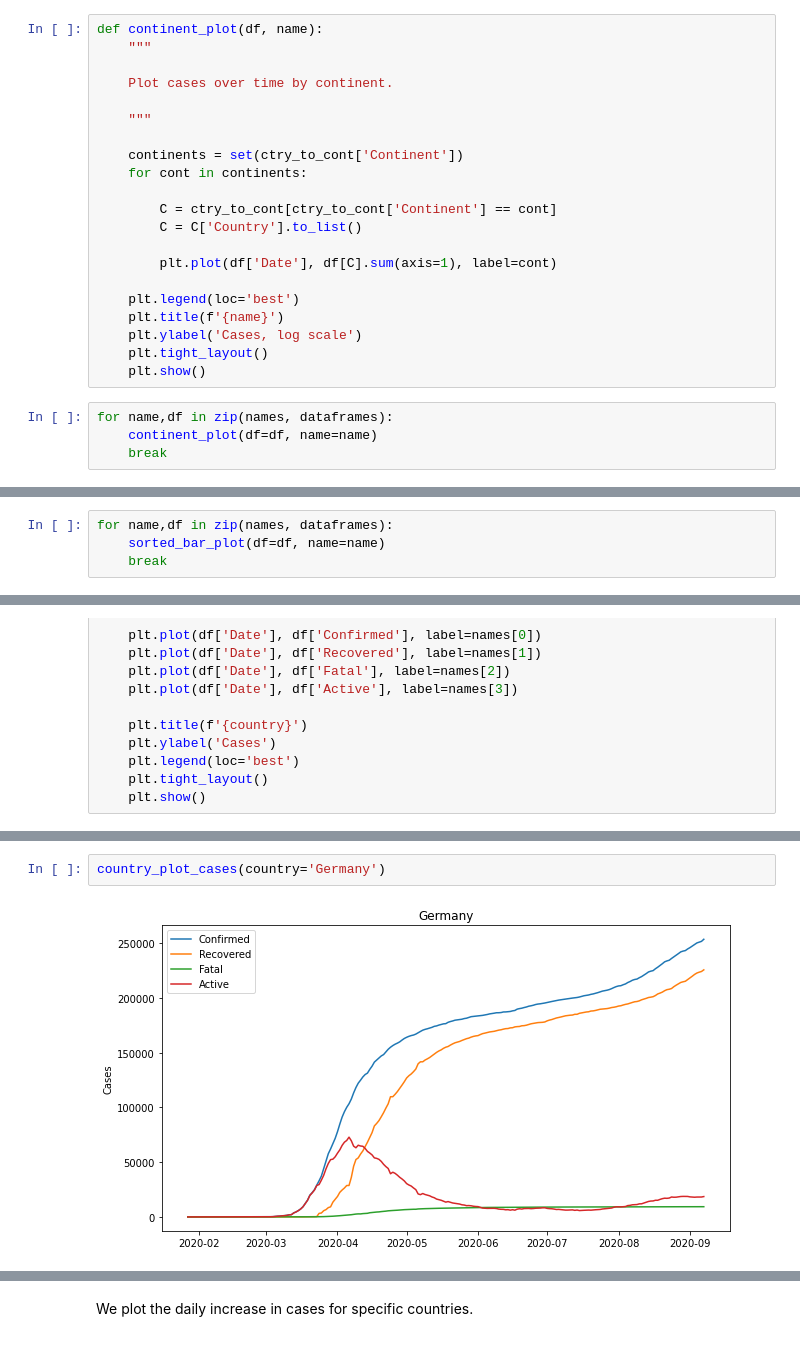
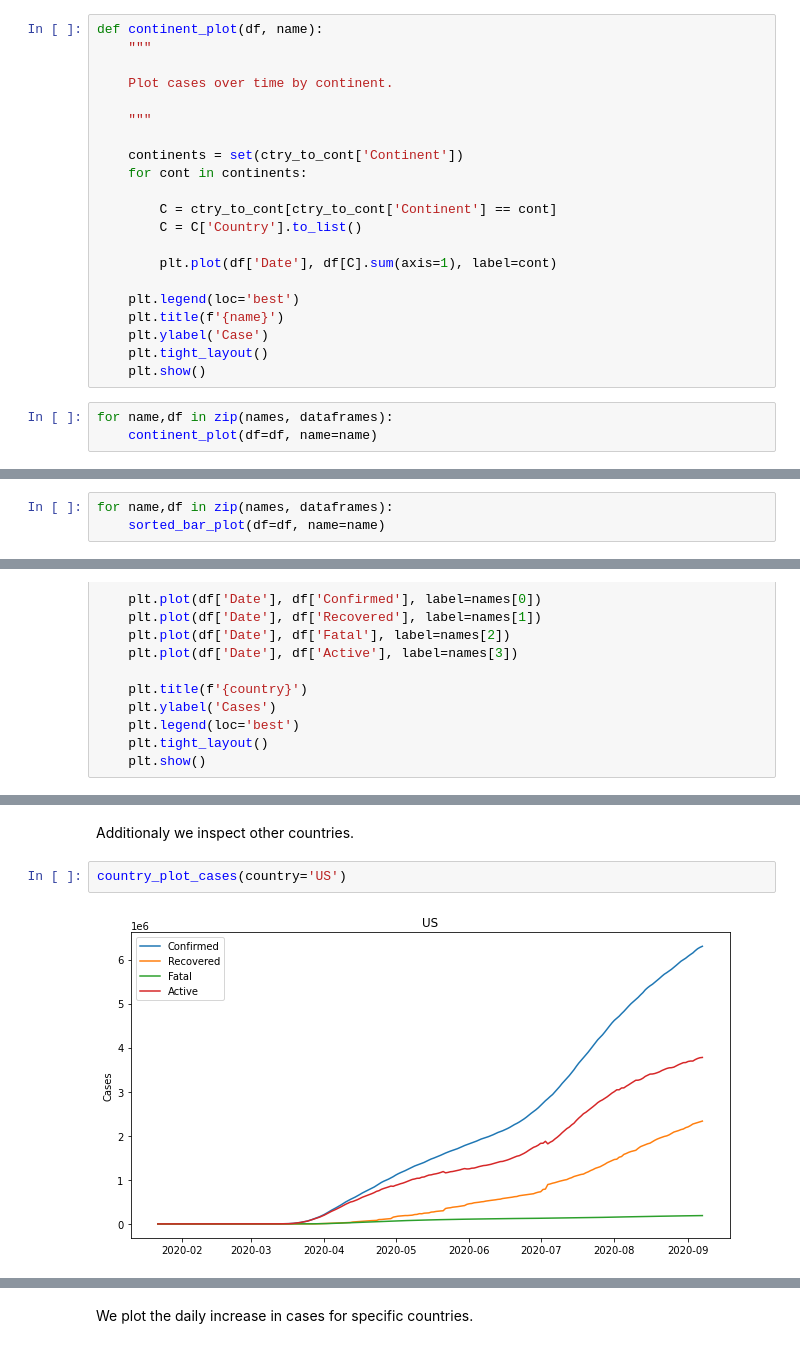
Before and after one commit to besiobu/data-science-portfolio, a Jupyter notebook: covid-19/covid19.ipynb, the cells around one changed output, grey strips where cells are left out. Cells and saved outputs as stored; diff of their text form.

```diff
--- a/covid-19/covid19.ipynb
+++ b/covid-19/covid19.ipynb
@@ -691,11 +691,10 @@ def continent_plot(df, name):
 
     plt.legend(loc='best')
     plt.title(f'{name}')
-    plt.ylabel('Cases, log scale')
+    plt.ylabel('Case')
     plt.tight_layout()
     plt.show()
 # %%
 for name,df in zip(names, dataframes):
     continent_plot(df=df, name=name)
-    break
 # %% [output]
@@ -730,6 +732,5 @@ def sorted_bar_plot(df, name, n=10):
 # %%
 for name,df in zip(names, dataframes):
     sorted_bar_plot(df=df, name=name)
-    break
 # %% [output]
 [figure]
@@ -782,4 +802,6 @@ We can inspect the data for specific countries.
+# %% [markdown]
+Additionaly we inspect other countries.
 # %%
-country_plot_cases(country='Germany')
+country_plot_cases(country='US')
 # %% [output]
-[figure, old version]
+[figure, new version]
```
Also changed, not shown: parts of 18 cells of this notebook.
